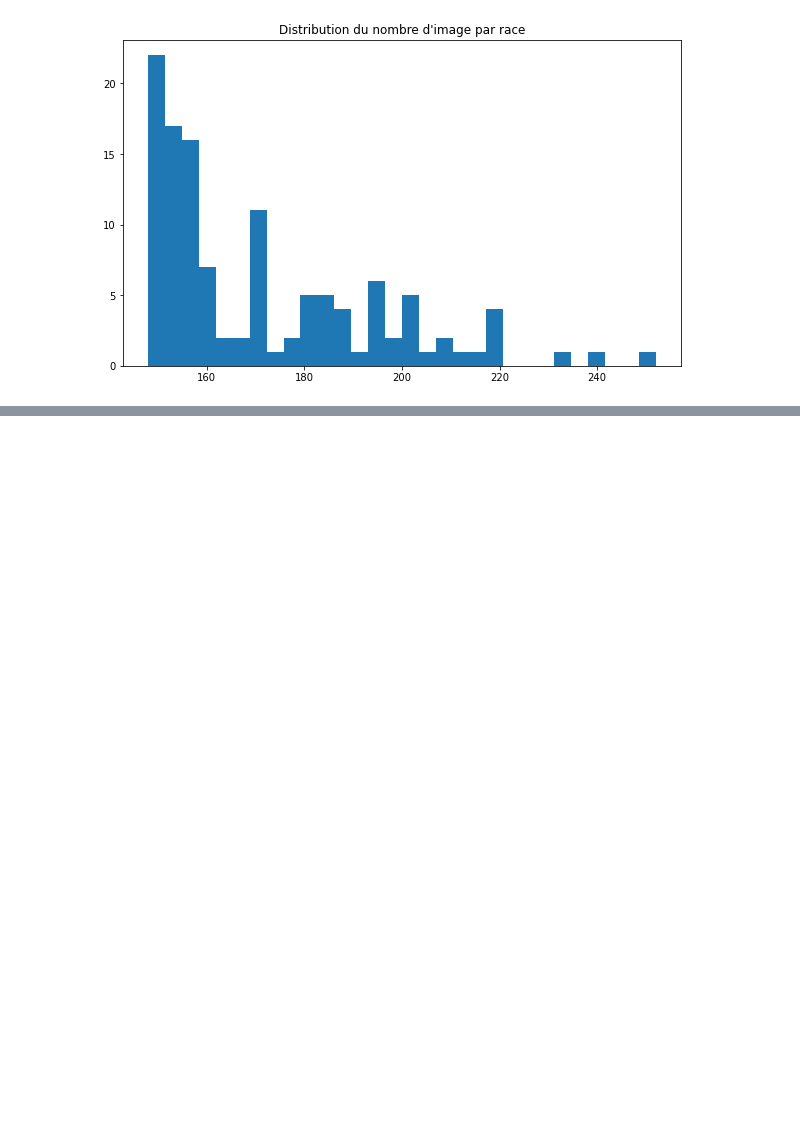
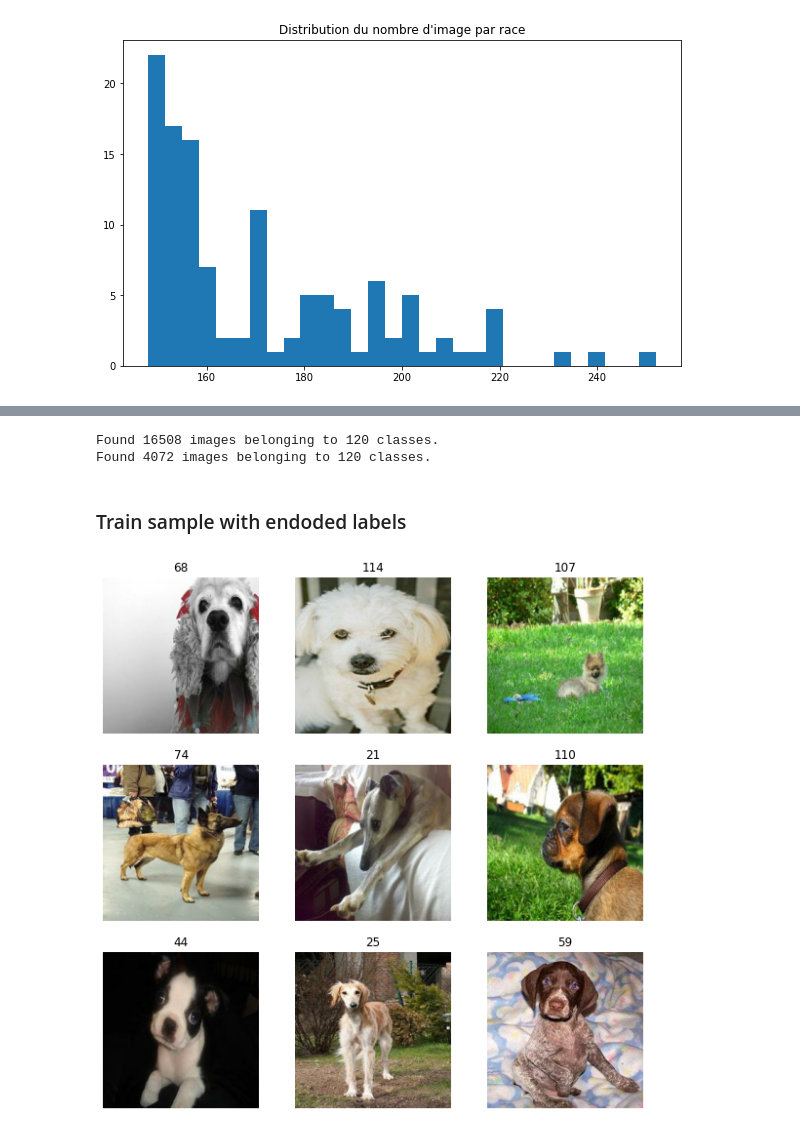
Before and after one commit to abugeia/P6_OCR_categorise_dog_pictures, a Jupyter notebook: notebook/P6_01_notebook.ipynb, the cells around one changed output, grey strips where cells are left out. Saved outputs shown, nothing was run; the diff lists cells and outputs as text; code cells hidden in the pictures; blank space fills up the shorter version.

```diff
--- a/notebook/P6_01_notebook.ipynb
+++ b/notebook/P6_01_notebook.ipynb
@@ -310,0 +401,25 @@ Found 4072 images belonging to 120 classes.
+# %%
+batch_size = 64
+
+
+# learning_rate = 0.0001
+# classes = 120
+seed = 42
+# %%
+train_ds = keras.preprocessing.image_dataset_from_directory(
+  resized_dir,
+  labels='inferred',
+  batch_size=batch_size,
+  image_size=(height, width),
+  validation_split=testsplit,
+  subset='training',
+  seed=seed)
+
+test_ds = keras.preprocessing.image_dataset_from_directory(
+  resized_dir,
+  labels='inferred',
+  batch_size=batch_size,
+  image_size=(height, width),
+  validation_split=testsplit,
+  subset='validation',
+  seed=seed)
@@ -310,0 +454,36 @@ Found 4072 images belonging to 120 classes.
+# %%
+train_ds_gen_wh = data_gen_wh.flow_from_directory(
+        resized_dir,
+        target_size=(height, width),
+        batch_size=batch_size,
+        class_mode='categorical',
+        shuffle=True,
+        seed=seed,
+        subset="training"
+)
+
+test_ds_gen_wh = data_gen_wh.flow_from_directory(
+        resized_dir,
+        target_size=(height, width),
+        batch_size=batch_size,
+        class_mode='categorical',
+        shuffle=False,
+        seed=seed,
+        subset="validation"
+)
+# %% [output]
+Found 16508 images belonging to 120 classes.
+Found 4072 images belonging to 120 classes.
+# %% [markdown]
+### Train sample with endoded labels
+# %%
+plt.figure(figsize=(10, 10))
+
+for images, labels in train_ds.take(1):
+    for i in range(9):
+        ax = plt.subplot(3, 3, i + 1)
+        plt.imshow(images[i].numpy().astype("uint8"))
+        plt.title(int(labels[i]))
+        plt.axis("off")
+# %% [output]
+[figure, added]
```
Also changed, not shown: parts of 73 cells of this notebook, 5 other files.
